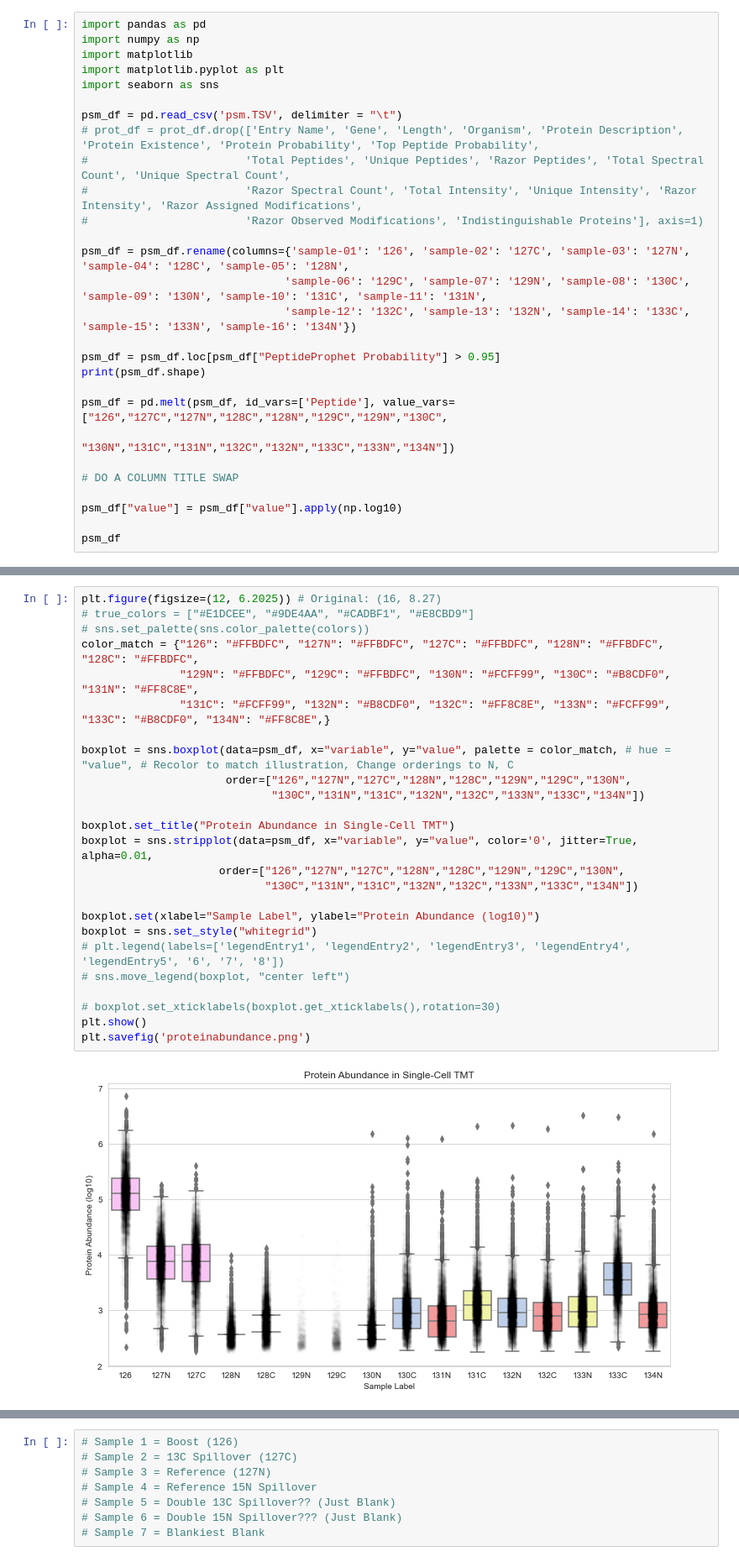
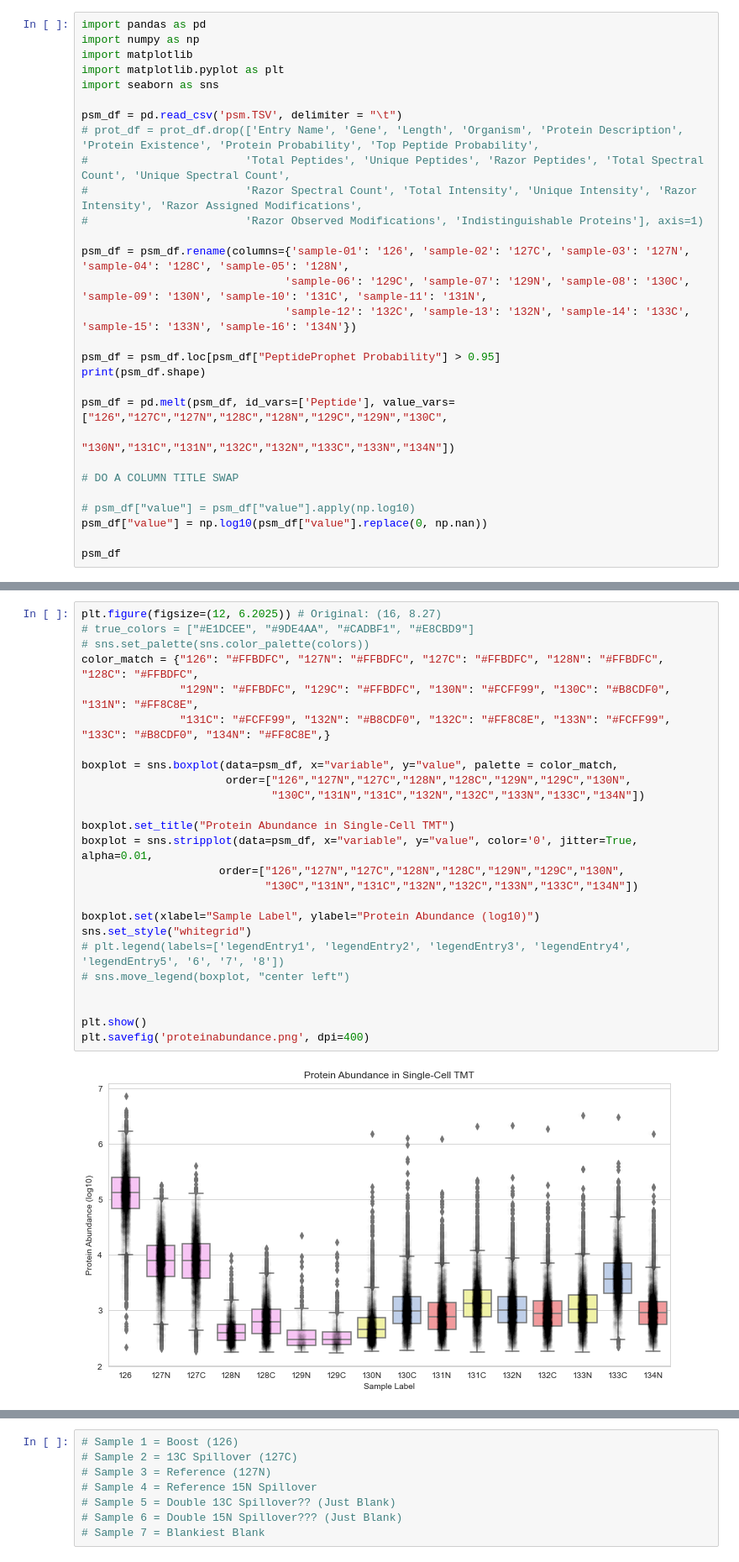
Before and after one commit to PayneLab/TMT_QC, a Jupyter notebook: Protein Abundance Graphic.ipynb, the cells around one changed output, grey strips where cells are left out. Shown: that part at 84% size. Cells and saved outputs as stored; diff of their text form.

```diff
--- a/Protein Abundance Graphic.ipynb
+++ b/Protein Abundance Graphic.ipynb
@@ -23,7 +23,8 @@ psm_df = pd.melt(psm_df, id_vars=['Peptide'], value_vars=["126","127C","127N","1
 
 # DO A COLUMN TITLE SWAP
 
-psm_df["value"] = psm_df["value"].apply(np.log10)
+# psm_df["value"] = psm_df["value"].apply(np.log10)
+psm_df["value"] = np.log10(psm_df["value"].replace(0, np.nan))
 
 psm_df
 # %% [output]
@@ -44,30 +45,30 @@ psm_df
 # %%
 plt.figure(figsize=(12, 6.2025)) # Original: (16, 8.27)
 # true_colors = ["#E1DCEE", "#9DE4AA", "#CADBF1", "#E8CBD9"]
 # sns.set_palette(sns.color_palette(colors))
 color_match = {"126": "#FFBDFC", "127N": "#FFBDFC", "127C": "#FFBDFC", "128N": "#FFBDFC",  "128C": "#FFBDFC",
                "129N": "#FFBDFC", "129C": "#FFBDFC", "130N": "#FCFF99", "130C": "#B8CDF0", "131N": "#FF8C8E",
                "131C": "#FCFF99", "132N": "#B8CDF0", "132C": "#FF8C8E", "133N": "#FCFF99", "133C": "#B8CDF0", "134N": "#FF8C8E",}
 
-boxplot = sns.boxplot(data=psm_df, x="variable", y="value", palette = color_match, # hue = "value", # Recolor to match illustration, Change orderings to N, C
+boxplot = sns.boxplot(data=psm_df, x="variable", y="value", palette = color_match,
                       order=["126","127N","127C","128N","128C","129N","129C","130N",
                              "130C","131N","131C","132N","132C","133N","133C","134N"])
 
 boxplot.set_title("Protein Abundance in Single-Cell TMT")
 boxplot = sns.stripplot(data=psm_df, x="variable", y="value", color='0', jitter=True, alpha=0.01,
                      order=["126","127N","127C","128N","128C","129N","129C","130N",
                             "130C","131N","131C","132N","132C","133N","133C","134N"])
 
 boxplot.set(xlabel="Sample Label", ylabel="Protein Abundance (log10)")
-boxplot = sns.set_style("whitegrid")
+sns.set_style("whitegrid")
 # plt.legend(labels=['legendEntry1', 'legendEntry2', 'legendEntry3', 'legendEntry4', 'legendEntry5', '6', '7', '8'])
 # sns.move_legend(boxplot, "center left")
 
-# boxplot.set_xticklabels(boxplot.get_xticklabels(),rotation=30)
+
 plt.show()
-plt.savefig('proteinabundance.png')
+plt.savefig('proteinabundance.png', dpi=400)
 # %% [output]
-[figure, old version]
+[figure, new version]
 <Figure size 432x288 with 0 Axes>
 # %%
 # Sample 1 = Boost (126)
```
Also changed, not shown: parts of 1 cell of this notebook, 12 other files.
